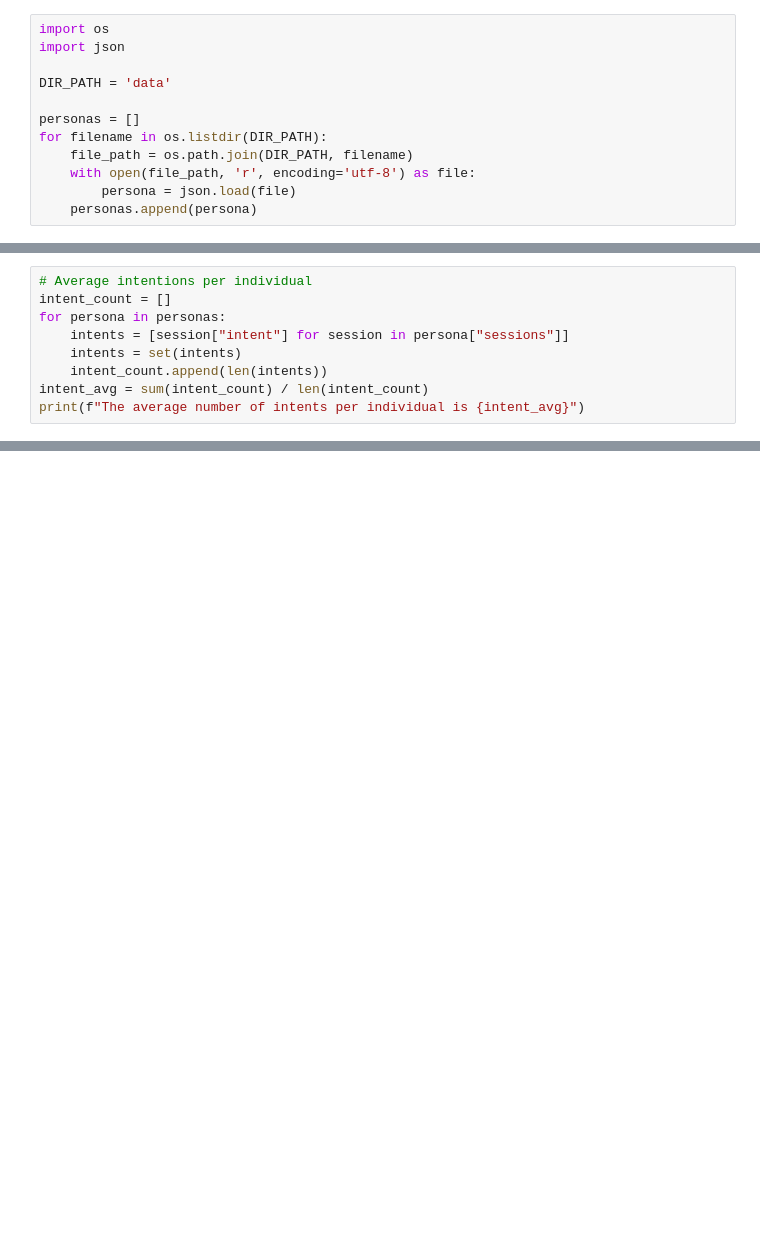
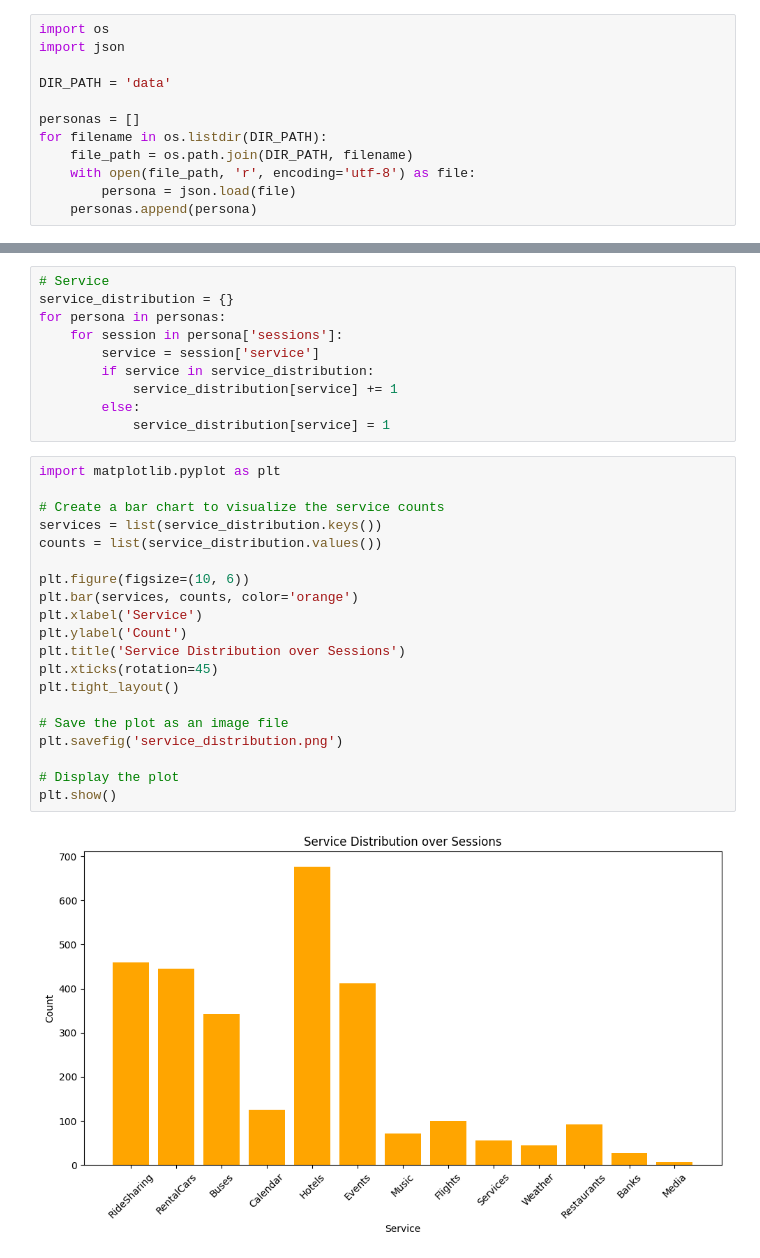
Before and after one commit to Elvin-Yiming-Du/MS_TOD_Memory, a Jupyter notebook: statistics.ipynb, the cells around one changed output, grey strips where cells are left out. Saved outputs shown, nothing was run; the diff lists cells and outputs as text; blank space fills up the shorter version.

Commit message:
Update statistics.ipynb
Add service distribution

```diff
--- a/statistics.ipynb
+++ b/statistics.ipynb
@@ -19,9 +18,0 @@ The number of individuals is 132
-# %%
-# Average intentions per individual
-intent_count = []
-for persona in personas:
-    intents = [session["intent"] for session in persona["sessions"]]
-    intents = set(intents)
-    intent_count.append(len(intents))
-intent_avg = sum(intent_count) / len(intent_count)
-print(f"The average number of intents per individual is {intent_avg}")
@@ -48,0 +46,32 @@ The average number of utterances per individual is 140.00757575757575
+# %%
+# Service
+service_distribution = {}
+for persona in personas:
+    for session in persona['sessions']:
+        service = session['service']
+        if service in service_distribution:
+            service_distribution[service] += 1
+        else:
+            service_distribution[service] = 1
+# %%
+import matplotlib.pyplot as plt
+
+# Create a bar chart to visualize the service counts
+services = list(service_distribution.keys())
+counts = list(service_distribution.values())
+
+plt.figure(figsize=(10, 6))
+plt.bar(services, counts, color='orange')
+plt.xlabel('Service')
+plt.ylabel('Count')
+plt.title('Service Distribution over Sessions')
+plt.xticks(rotation=45)
+plt.tight_layout()
+
+# Save the plot as an image file
+plt.savefig('service_distribution.png')
+
+# Display the plot
+plt.show()
+# %% [output]
+[figure, added]
```
Also changed, not shown: parts of 4 cells of this notebook.
